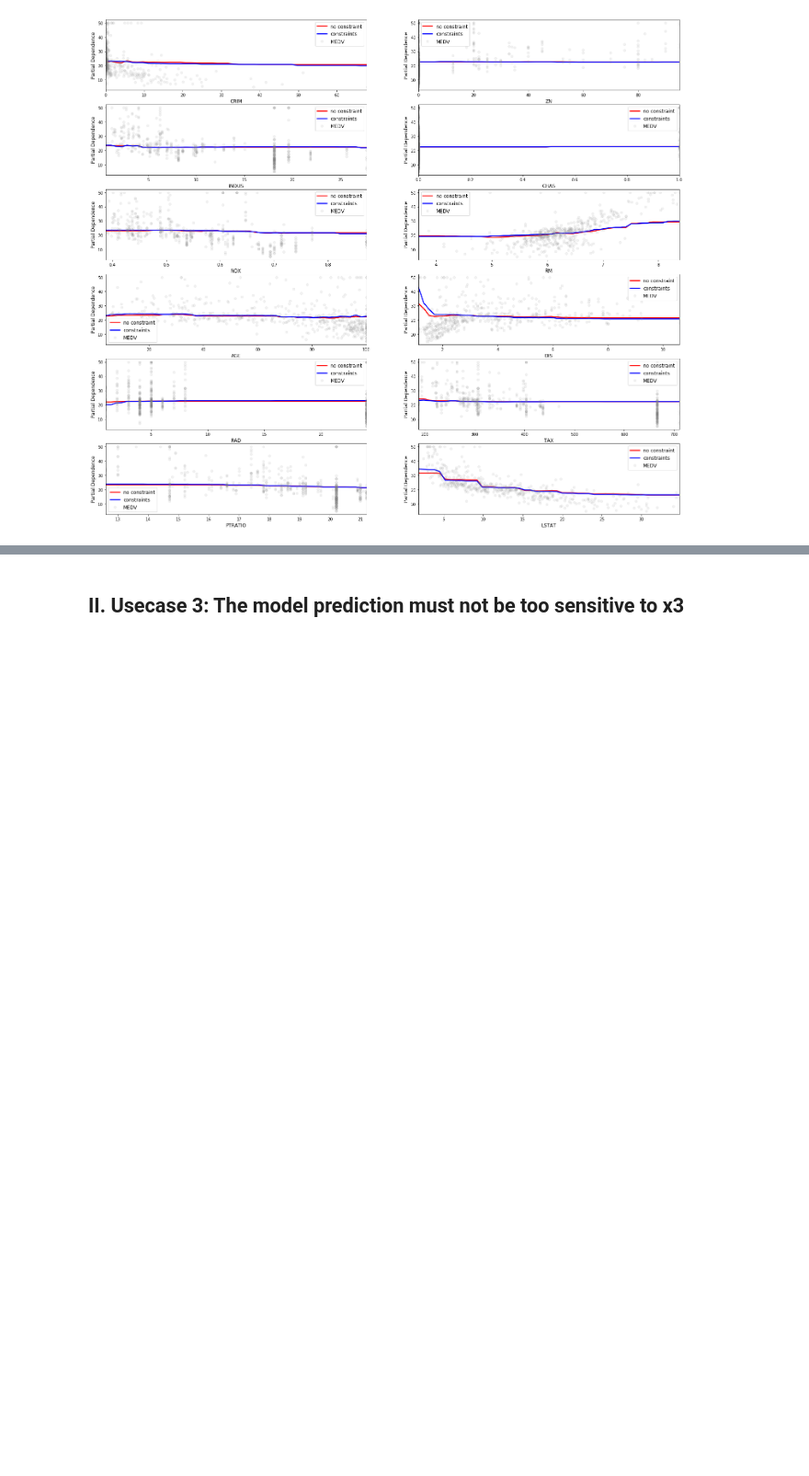
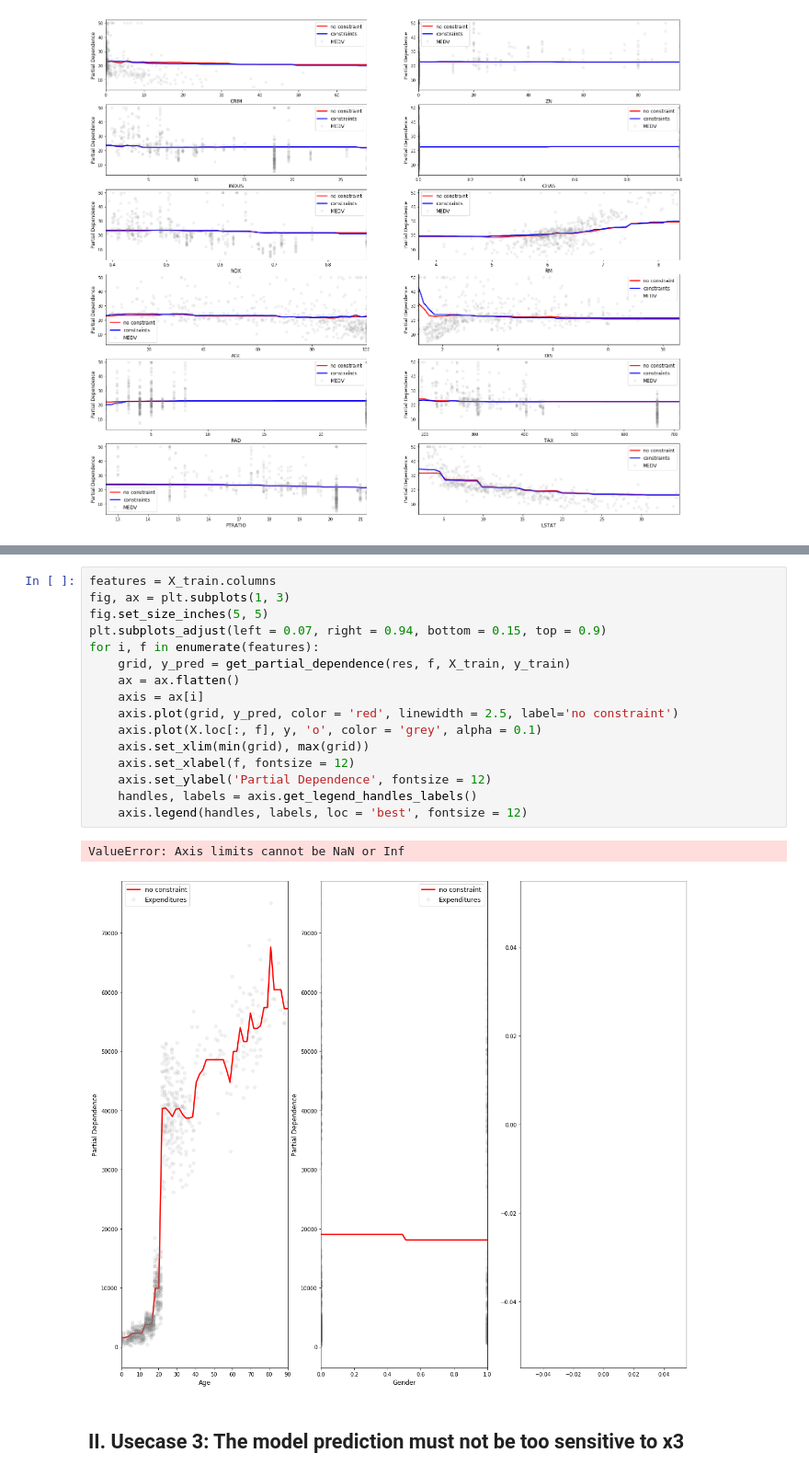
Before and after one commit to SaloniSaini02/Structural_AI_example, a Jupyter notebook: example_notebook.ipynb, the cells around one changed output, grey strips where cells are left out. Shown at 92% size. Saved outputs shown, nothing was run; the diff lists cells and outputs as text; blank space fills up the shorter version.

```diff
--- a/example_notebook.ipynb
+++ b/example_notebook.ipynb
@@ -265,3 +353,22 @@ for i, f in enumerate(features):
+# %%
+features = X_train.columns
+fig, ax = plt.subplots(1, 3)
+fig.set_size_inches(5, 5)
+plt.subplots_adjust(left = 0.07, right = 0.94, bottom = 0.15, top = 0.9)
+for i, f in enumerate(features):
+    grid, y_pred = get_partial_dependence(res, f, X_train, y_train)
+    ax = ax.flatten()
+    axis = ax[i]
+    axis.plot(grid, y_pred, color = 'red', linewidth = 2.5, label='no constraint')
+    axis.plot(X.loc[:, f], y, 'o', color = 'grey', alpha = 0.1)
+    axis.set_xlim(min(grid), max(grid))
+    axis.set_xlabel(f, fontsize = 12)
+    axis.set_ylabel('Partial Dependence', fontsize = 12)
+    handles, labels = axis.get_legend_handles_labels()
+    axis.legend(handles, labels, loc = 'best', fontsize = 12)
+# %% [output]
+ValueError: Axis limits cannot be NaN or Inf
+[figure, added]
 # %% [markdown]
 ## II. Usecase 3: The model prediction must not be too sensitive to x3
 # %% [markdown]
```
Also changed, not shown: parts of 8 cells of this notebook.
